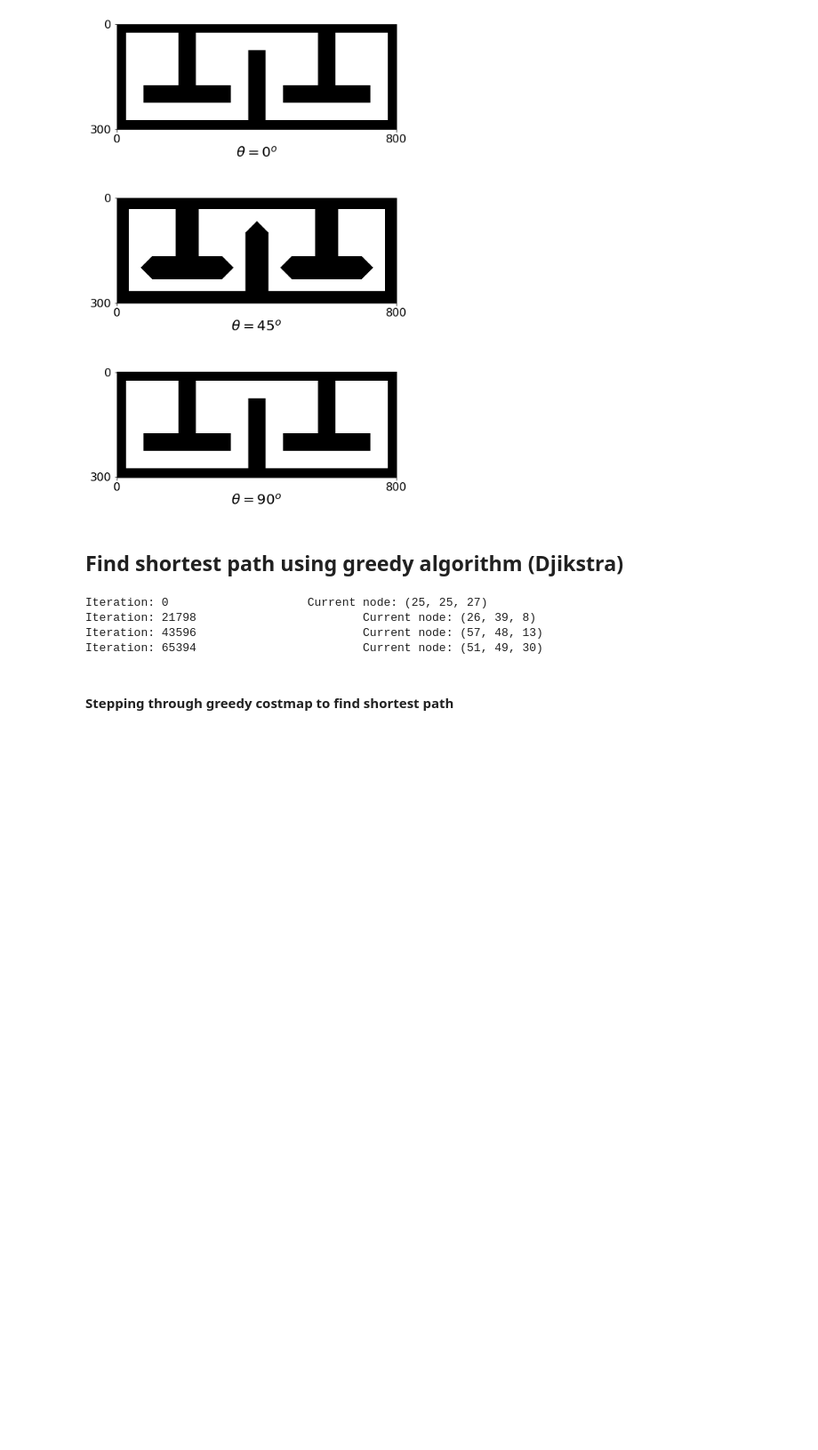
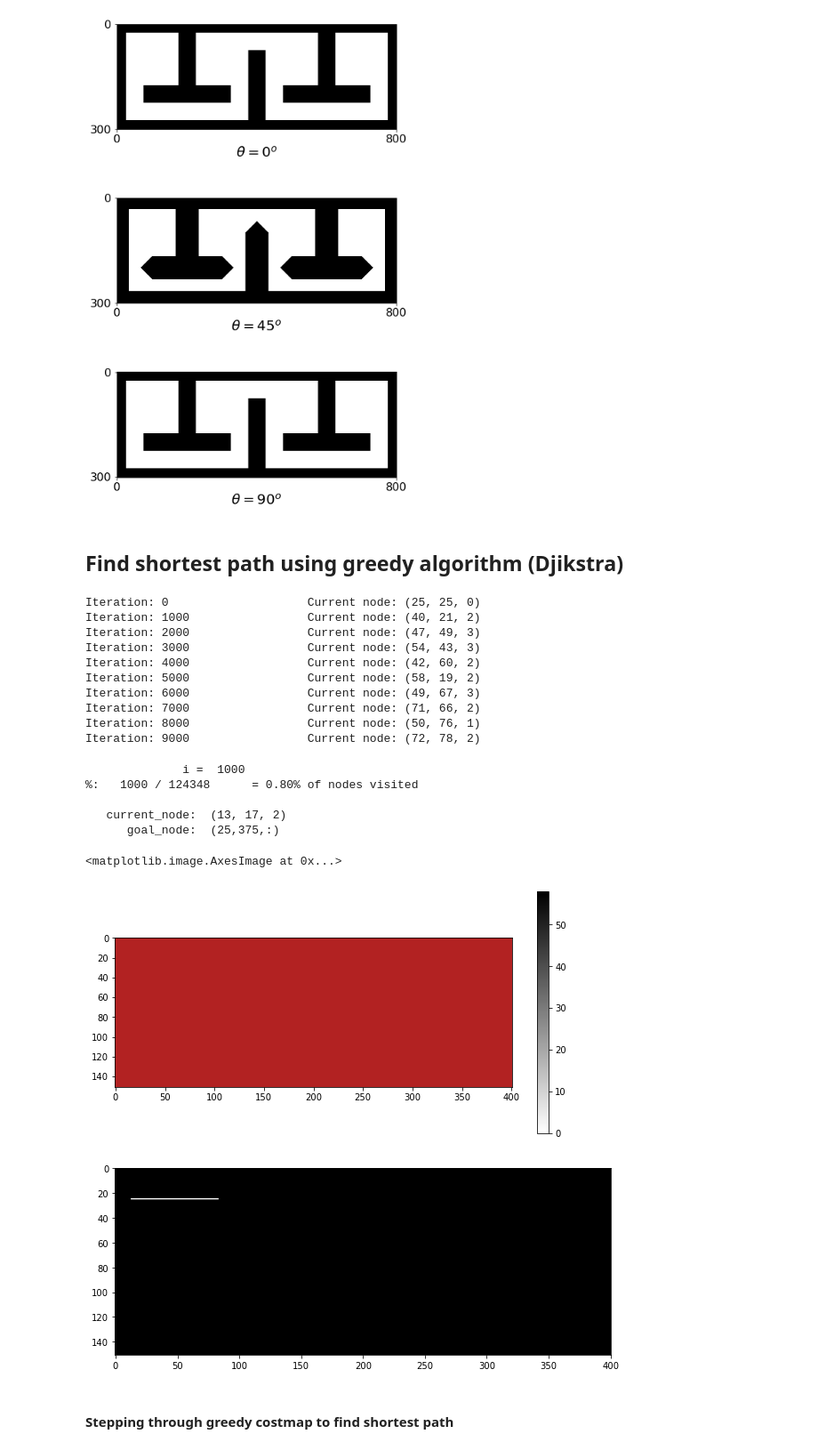
Before and after one commit to aefrank/ucsd_cse276c, a Jupyter notebook: code/hw4_problem3.ipynb, the cells around one changed output. Shown at 89% size. Drawn from its saved outputs; the diff is of its cells as text; code cells hidden in the pictures; blank space fills up the shorter version.

```diff
--- a/code/hw4_problem3.ipynb
+++ b/code/hw4_problem3.ipynb
@@ -277,7 +277,13 @@ gray.set_bad(color='firebrick')
 # %%
+# Some parameters
+fspace = ~cspace.astype(bool)
+N = np.product(cspace.shape) # total number of nodes in cspace (/including/ invalid nodes)
+HIGHCOST = 10*N   # large cost value to represent the very large, but still finite,
+                  # initial cost estimate at eligible nodes
+
 # Initialize arrays
 cost = HIGHCOST*np.ones(fspace.shape) # Initialize cost array of proper size at high costs
-cost[~fspace.astype(bool)] = np.nan   # Set cost of collision configurations as NaN
+cost[~fspace.astype(bool)] = HIGHCOST*10 #np.nan   # Set cost of collision configurations as NaN
 
 unvisited = np.ones(fspace.shape).astype(bool)
 # unvisited = fspace.astype(bool) # Keep track of eligible nodes we haven't visited. Mark
@@ -289,7 +295,7 @@ unvisited = np.ones(fspace.shape).astype(bool)
 
 # Initialize start and goal nodes, and set start node cost to 0
 start_xy   = (50,50)
-start_inds = (*env._to_ind(start_xy), 135//5) # Append start angle: theta=135 at 3rd dim index 0
+start_inds = (*env._to_ind(start_xy), 0) # Append start angle
 cost[start_inds] = 0
 
 goal_xy    = (750,50)
@@ -297,8 +303,8 @@ goal_inds  = tuple(env._to_ind(goal_xy)) # No specified goal angle, only positio
 # %%
 # def djikstra(fspace, start, goal, iter_limit=1000):
 
-iter_limit = N
-print_mod  = iter_limit // 100
+iter_limit = 10000 #N
+print_mod  = iter_limit // 10
 i = 0
 
 goal_flag  = np.any(~unvisited[goal_inds])
@@ -348,10 +354,16 @@ while not goal_flag and i < iter_limit:
     # If goal node has been visited (at any orientation), set goalflag to True
     goal_flag = np.any(~unvisited[goal_inds])
 # %% [output]
-Iteration: 0                    Current node: (25, 25, 27)
-Iteration: 21798                        Current node: (26, 39, 8)
-Iteration: 43596                        Current node: (57, 48, 13)
-Iteration: 65394                        Current node: (51, 49, 30)
+Iteration: 0                    Current node: (25, 25, 0)
+Iteration: 1000                 Current node: (40, 21, 2)
+Iteration: 2000                 Current node: (47, 49, 3)
+Iteration: 3000                 Current node: (54, 43, 3)
+Iteration: 4000                 Current node: (42, 60, 2)
+Iteration: 5000                 Current node: (58, 19, 2)
+Iteration: 6000                 Current node: (49, 67, 3)
+Iteration: 7000                 Current node: (71, 66, 2)
+Iteration: 8000                 Current node: (50, 76, 1)
+Iteration: 9000                 Current node: (72, 78, 2)
 # %%
 print('\t      i\t= ', i)
 n_invalid  = np.sum(cspace)
@@ -363,16 +375,26 @@ print('%:','  {} / {}\t= {:.2f}% of nodes visited'
 print('{}'.format('\n   Goal reached!'*goal_flag))
 print('   current_node: ', current_node)
 print('      goal_node:  ({},{},{})'.format(*goal_inds,':'))
+# %% [output]
+              i =  1000
+%:   1000 / 124348      = 0.80% of nodes visited
+
+   current_node:  (13, 17, 2)
+      goal_node:  (25,375,:)
 # %%
 plt.figure(figsize=(10,5))
 C = cost[...,0].astype(float)
-# C[unvisited[...,0]] = np.nan
+C[unvisited[...,0]] = np.nan
 # C[cspace[...,0].astype(bool)] = np.nan
-im = plt.imshow(C, cmap=colorful)
+im = plt.imshow(C, cmap=gray)
 ax = plt.gca()
 cbar = ax.figure.colorbar(im)
 plt.figure(figsize=(10,5))
 plt.imshow(unvisited[...,0], cmap=gray)
+# %% [output]
+<matplotlib.image.AxesImage at 0x...>
+[figure, added]
+[figure, added]
 # %%
 # Save progress snapshot
 goalstr = '_GOAL-REACHED'
```
Also changed, not shown: parts of 21 cells of this notebook, 6 other files.
